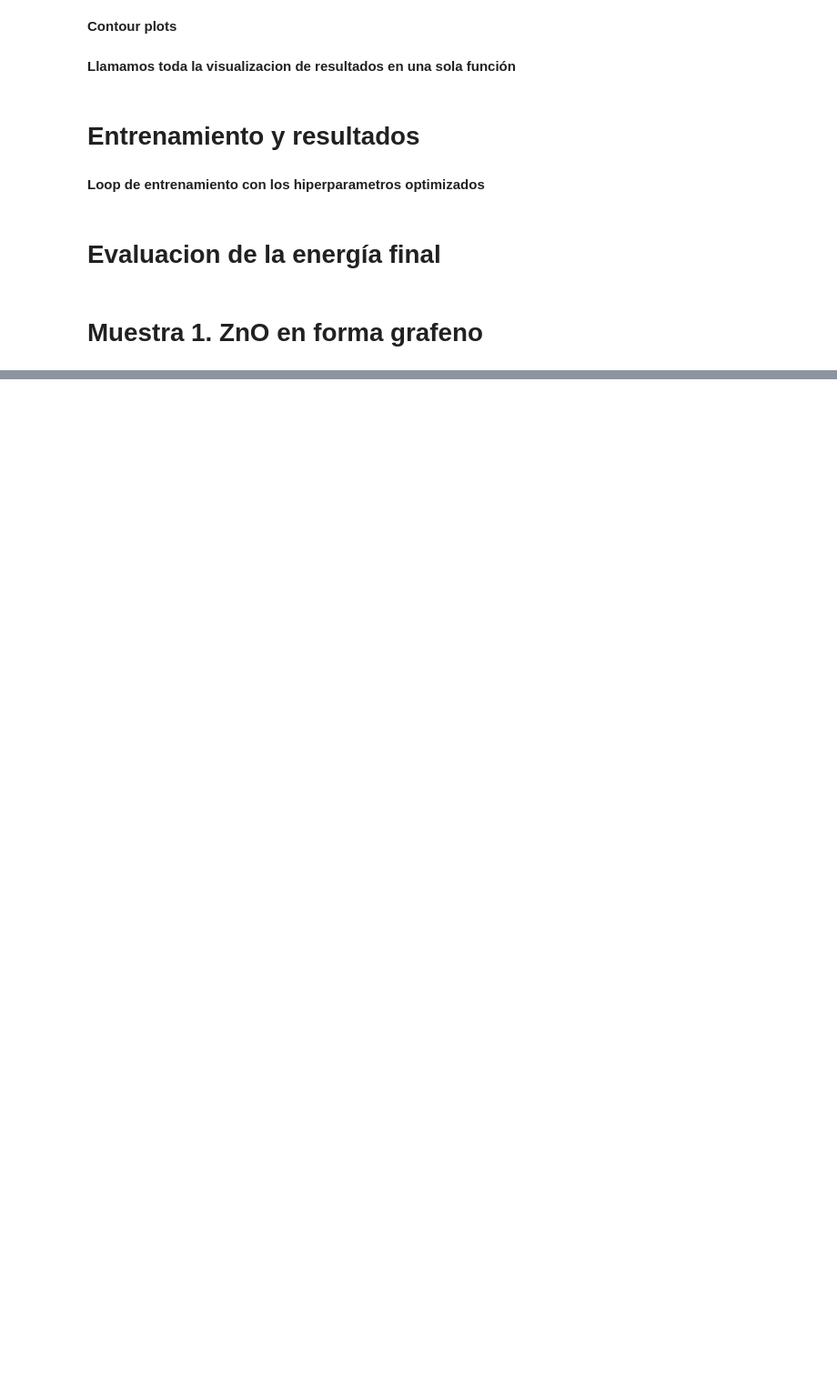
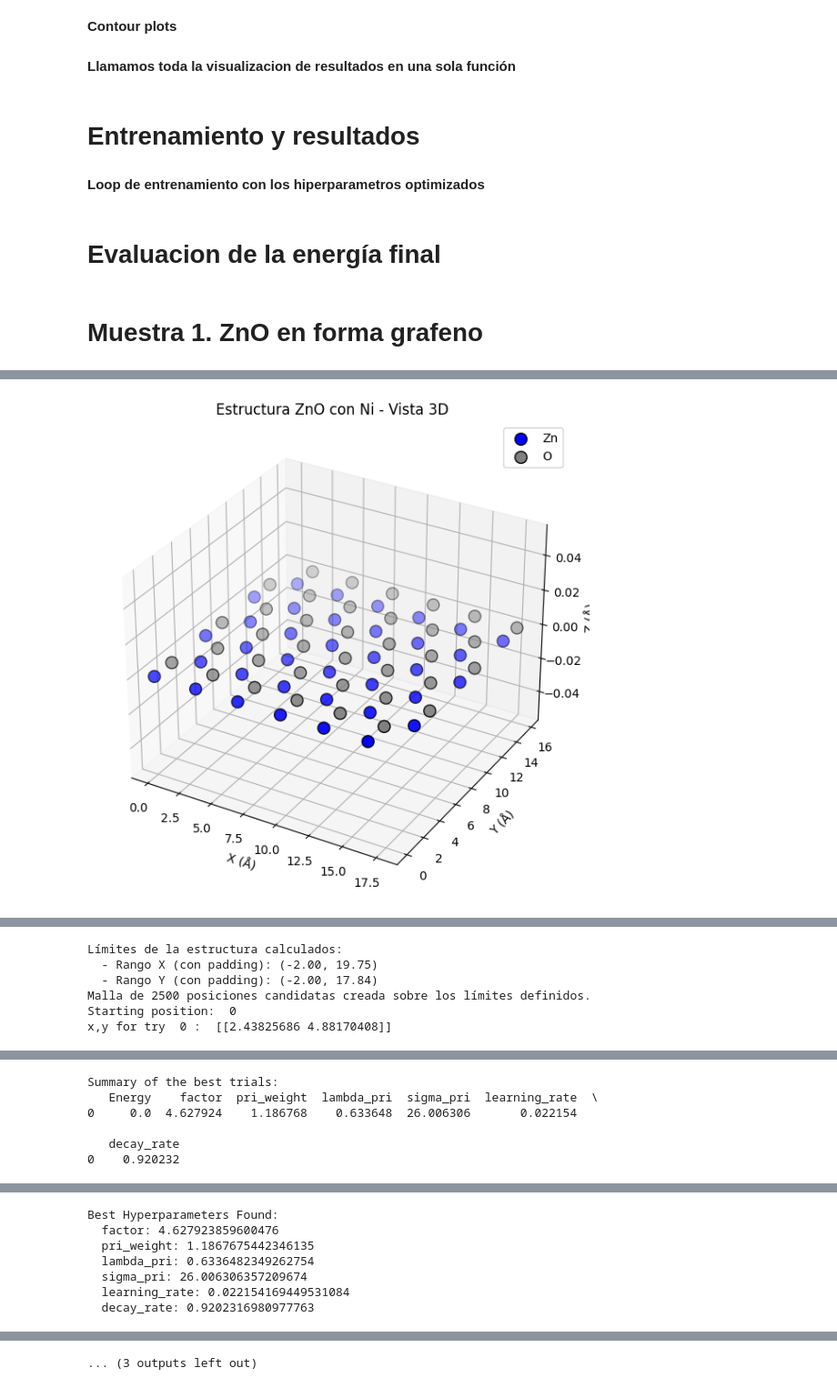
Before and after one commit to juansebastiangit/Inteligencia_artificial, a Jupyter notebook: Proyecto/piris-bo.ipynb, the cells around one changed output, grey strips where cells are left out. Shown at 91% size. Saved outputs shown, nothing was run; the diff lists cells and outputs as text; code cells hidden in the pictures; blank space fills up the shorter version.

Commit message:
PIRIS+BO | V2.1 | Todo se volvio funcion, falta poner todo bonito y añadir las 2 muestras que faltan. rezar que funcione.

```diff
--- a/Proyecto/piris-bo.ipynb
+++ b/Proyecto/piris-bo.ipynb
@@ -461,10 +490,11 @@ def objective(trial):
 # %% [markdown]
 **Optimization loop**
 # %%
-def optimization(positions, puntos_por_eje, k, num_ni, num_trials, random_seed=42):
+def optimization(positions, geometria, puntos_por_eje, k, num_ni, num_trials, random_seed=42):
     """Funcion para ejecutar el loop de optimizacion
     args:
         positions: posiciones que componen la superficie del adsorbente (np.array)
+        geometria: tipo de muestra (str)
         puntos_por_eje: cantidad de puntos a tomar como muestra desde el kmeans++ en cada eje (int)
         k: número de muestras a elegir por kmeans++ (int)
         num_ni: número de iones a adsorber de forma simultanea (int)
@@ -474,10 +504,10 @@ def optimization(positions, puntos_por_eje, k, num_ni, num_trials, random_seed=4
         Trials: lista con los mejores trials de cada estudio (list)"""
 
     #Definimos el box alrededor de la superficie para los candidatos a xy
-    limit_x,limit_y = calcular_limites_superficie(positions, padding=2.0)
+    info_k_means = calcular_limites_superficie(positions,geometria, padding=2.0)
 
     #Definimos la malla de candidatos xy
-    malla = xy_candidate_selection(limit_x, limit_y, puntos_por_eje)
+    malla = starting_point_suggestions(info_k_means, puntos_por_eje)
 
     #Ejecutamos el algoritmo k-means++ para elegir los candidatos
     configuraciones=generate_xy(malla, k, num_ni, random_seed)
@@ -491,10 +521,10 @@ def optimization(positions, puntos_por_eje, k, num_ni, num_trials, random_seed=4
         study_name = f'Starting_position_{i}'
         # Creamos el objeto estudio, dando nombre, direccion (minimizar) y usando un GP como sampler.
         study = optuna.create_study(study_name=study_name, direction='minimize', sampler=GPSampler(seed=10))
-        # Vamos a necesitar la posicion inicial despues, así que la guardamos como atributo del estudio
+        # Vamos a necesitar la posicion inicial y la info del kmeans, así que la guardamos como atributo del estudio
         list_positions = xy_positions.tolist()
         study.set_user_attr("starting_position", json.dumps(list_positions))
-        study.set_user_attr("position_index", i) # guardamos el indice tambien por si se llegara a necesitar
+        study.set_user_attr("info", info_k_means)
 
         # Optimizamos, optuna llama la funcion objetivo n_trials veces
         study.optimize(objective, n_trials=num_trials)
@@ -598,7 +628,7 @@ def contour_plot(Trials,Studies):
         raise RuntimeError("Could not find the parent study for the best trial. This should not happen.")
 
     # crear y mostrar 2 plots para diferentes parametros
-    z_sigma_plot = plot_contour(best_study, params =["z","sigma_pri"])
+    z_sigma_plot = plot_contour(best_study, params =["factor","sigma_pri"])
     pri_physics_plot = plot_contour(best_study, params =["pri_weight","lambda_pri"])
     z_sigma_plot.show()
     pri_physics_plot.show()
@@ -644,15 +674,16 @@ def training_loop(best_study, epochs,  positions, sample_atoms, sample_elements)
     for key, value in best_params.items():
         print(f"  {key}: {value}")
 
-    # Extract the starting position from the study's user attributes ---
+    # Extract the starting position and kmeans_info from the study's user attributes ---
     best_starting_position_str = best_study.user_attrs["starting_position"]
     # Usamos json para cargar la posicion que guardamos antes
     best_starting_position_list = json.loads(best_starting_position_str)
     best_starting_position = np.array(best_starting_position_list) #Turn back to numpy array
+    final_info = best_study.user_attrs["info"]
 
 
     # Set up the final simulation using these parameters
-    final_z = best_params['z'] #Altura optima inicial de los iones
+    final_factor = best_params['factor'] #Altura optima inicial de los iones
     #Hiperparametros de regularización
     final_pri_weight = tf.constant(best_params['pri_weight'], dtype=tf.float32) #Peso PRI vs Fisica
     final_lambda_pri = tf.constant(best_params['lambda_pri'], dtype=tf.float32) #Peso Entropia ion-ion vs cruzada
@@ -662,7 +693,7 @@ def training_loop(best_study, epochs,  positions, sample_atoms, sample_elements)
     final_decay = best_params['decay_rate']
 
     # Re-initialize the ion at the optimal starting height
-    final_initial_positions = build_ions(best_starting_position, z=final_z)
+    final_initial_positions = build_ions(best_starting_position, final_factor, final_info)
     ion_final = tf.Variable(final_initial_positions, dtype=tf.float32)
     ion_final_ = ion_final.numpy()
     optimizer_final = tf.keras.optimizers.Adam(learning_rate=final_lr)
@@ -914,7 +947,7 @@ def muestra_ZnO_grafeno(rows,a,dist_y,offset_x,cols,dist_x):
         """
     # Generar diccionario de coordenadas
     coord_dict = {"Zn": [], "O": []}
-
+    geometria = "planar"
     for row in range(rows):
         y_zn = row * (a + dist_y)
         y_o = y_zn + a
@@ -964,15 +997,18 @@ def muestra_ZnO_grafeno(rows,a,dist_y,offset_x,cols,dist_x):
 
 
 
-    return num_atoms, positions, elements, sample_atoms,sample_elements, geometria="planar"
+    return num_atoms, positions, elements, sample_atoms,sample_elements, geometria
 # %%
 #ejecutamos todo para la muestra 1
+num_atoms, positions, elements, sample_atoms,sample_elements, geometria = muestra_ZnO_grafeno(rows,a,dist_y,offset_x,cols,dist_x)
 puntos_por_eje = 50
 k = 1
 num_ni = 1
 num_trials = 5
-Studies,Trials = optimization(positions, puntos_por_eje, k, num_ni,num_trials,random_seed=42)
+Studies,Trials = optimization(positions, geometria, puntos_por_eje, k, num_ni,num_trials,random_seed=42)
 best_study = optimization_results(Studies, Trials)
 epochs = 3
 ion_final, ion_final_, starting_pos, loss_history, gradN_3D = training_loop(best_study, epochs,  positions, sample_atoms, sample_elements)
 test_and_review(sample_atoms,sample_elements,ion_final,num_atoms, num_ni,starting_pos,loss_history,elements,positions,ion_final_,gradN_3D)
+# %% [output]
+[figure, added]
@@ -978,0 +1016,6 @@ test_and_review(sample_atoms,sample_elements,ion_final,num_atoms, num_ni,startin
+Límites de la estructura calculados:
+  - Rango X (con padding): (-2.00, 19.75)
+  - Rango Y (con padding): (-2.00, 17.84)
+Malla de 2500 posiciones candidatas creada sobre los límites definidos.
+Starting position:  0
+x,y for try  0 :  [[2.43825686 4.88170408]]
@@ -978,0 +1027,6 @@ test_and_review(sample_atoms,sample_elements,ion_final,num_atoms, num_ni,startin
+Summary of the best trials:
+   Energy    factor  pri_weight  lambda_pri  sigma_pri  learning_rate  \
+0     0.0  4.627924    1.186768    0.633648  26.006306       0.022154
+
+   decay_rate
+0    0.920232
@@ -978,0 +1036,7 @@ test_and_review(sample_atoms,sample_elements,ion_final,num_atoms, num_ni,startin
+Best Hyperparameters Found:
+  factor: 4.627923859600476
+  pri_weight: 1.1867675442346135
+  lambda_pri: 0.6336482349262754
+  sigma_pri: 26.006306357209674
+  learning_rate: 0.022154169449531084
+  decay_rate: 0.9202316980977763
@@ -978,0 +1049 @@ test_and_review(sample_atoms,sample_elements,ion_final,num_atoms, num_ni,startin
+... (3 outputs left out)
```
Also changed, not shown: parts of 10 cells of this notebook.
